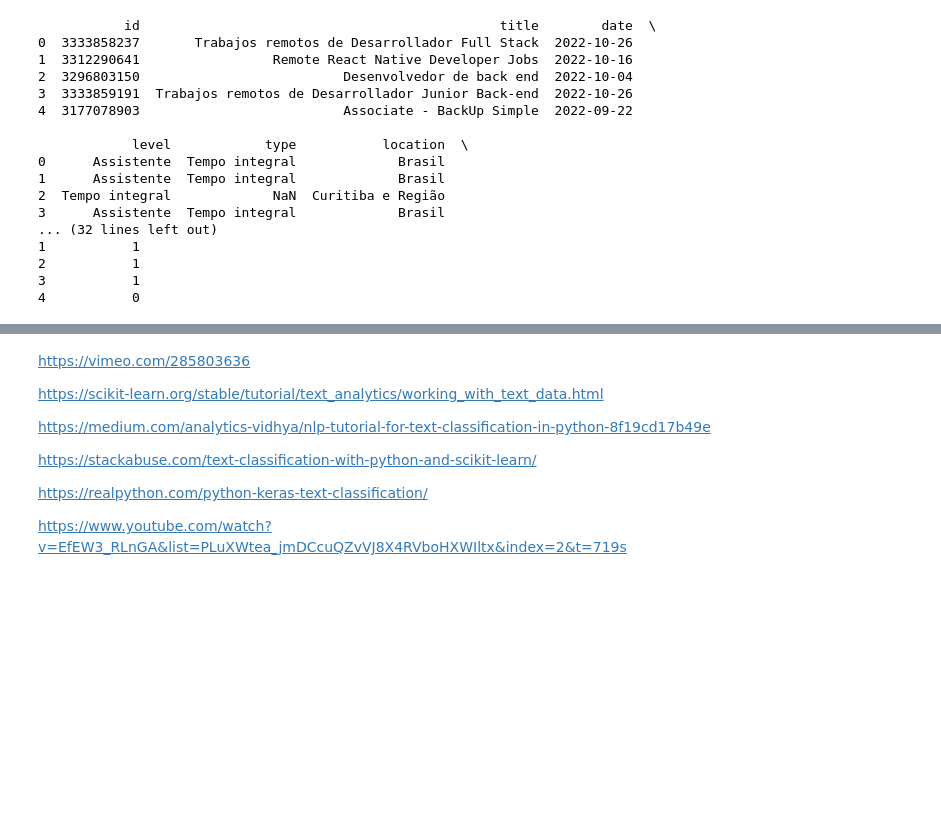
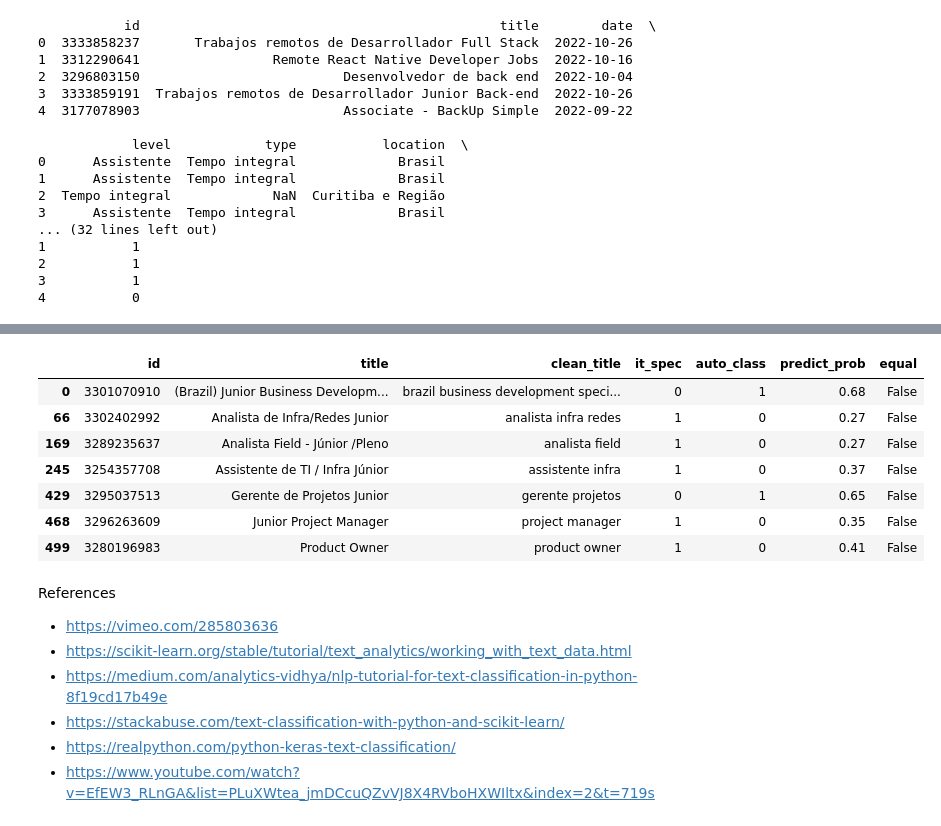
Before and after one commit to saibrotech/mentorship-data-science, a Jupyter notebook: data-prep/pre-processing.ipynb, the cells around one changed output, grey strips where cells are left out. Drawn from its saved outputs; the diff is of its cells as text; code cells hidden in the pictures; blank space fills up the shorter version.

```diff
--- a/data-prep/pre-processing.ipynb
+++ b/data-prep/pre-processing.ipynb
@@ -356,0 +376,11 @@ final.to_csv('../job-etl/data/csv/job-auto-class.csv')
+# %%
+merged_df[merged_df['equal'] == False]
+# %% [output]
+|  | id | title | clean_title | it_spec | auto_class | predict_prob | equal |
+| 0 | 3301070910 | (Brazil) Junior Business Developm... | brazil business development speci... | 0 | 1 | 0.68 | False |
+| 66 | 3302402992 | Analista de Infra/Redes Junior | analista infra redes | 1 | 0 | 0.27 | False |
+| 169 | 3289235637 | Analista Field - Júnior /Pleno | analista field | 1 | 0 | 0.27 | False |
+| 245 | 3254357708 | Assistente de TI / Infra Júnior | assistente infra | 1 | 0 | 0.37 | False |
+| 429 | 3295037513 | Gerente de Projetos Junior | gerente projetos | 0 | 1 | 0.65 | False |
+| 468 | 3296263609 | Junior Project Manager | project manager | 1 | 0 | 0.35 | False |
+| 499 | 3280196983 | Product Owner | product owner | 1 | 0 | 0.41 | False |
@@ -357,12 +389,9 @@ final.to_csv('../job-etl/data/csv/job-auto-class.csv')
 # %% [markdown]
-https://vimeo.com/285803636
+References
 
-https://scikit-learn.org/stable/tutorial/text_analytics/working_with_text_data.html
-
-https://medium.com/analytics-vidhya/nlp-tutorial-for-text-classification-in-python-8f19cd17b49e
-
-https://stackabuse.com/text-classification-with-python-and-scikit-learn/
-
-https://realpython.com/python-keras-text-classification/
-
-https://www.youtube.com/watch?v=EfEW3_RLnGA&list=PLuXWtea_jmDCcuQZvVJ8X4RVboHXWIltx&index=2&t=719s
+- https://vimeo.com/285803636
+- https://scikit-learn.org/stable/tutorial/text_analytics/working_with_text_data.html
+- https://medium.com/analytics-vidhya/nlp-tutorial-for-text-classification-in-python-8f19cd17b49e
+- https://stackabuse.com/text-classification-with-python-and-scikit-learn/
+- https://realpython.com/python-keras-text-classification/
+- https://www.youtube.com/watch?v=EfEW3_RLnGA&list=PLuXWtea_jmDCcuQZvVJ8X4RVboHXWIltx&index=2&t=719s
```
Also changed, not shown: parts of 3 cells of this notebook.
